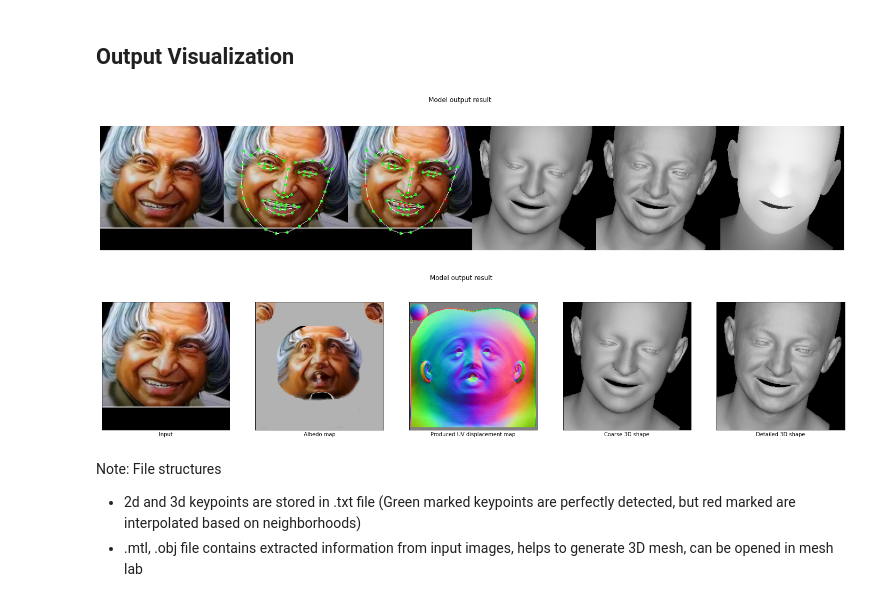
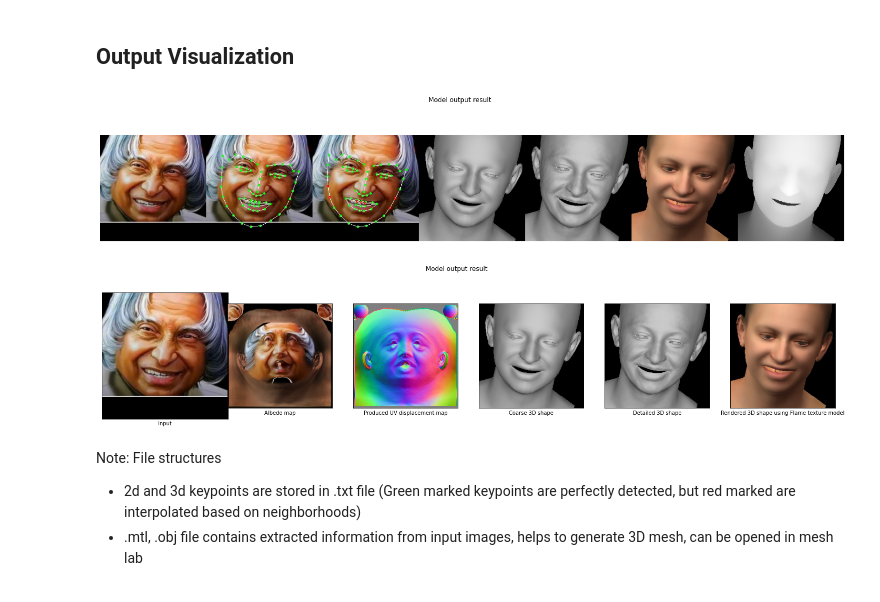
Before and after one commit to sayan0506/3D-Deep-Learning-Implementations, a Jupyter notebook: DECA_implementation.ipynb, the cells around one changed output. Saved outputs shown, nothing was run; the diff lists cells and outputs as text; code cells hidden in the pictures.

```diff
--- a/DECA_implementation.ipynb
+++ b/DECA_implementation.ipynb
@@ -237,42 +237,49 @@ im_input = plt.imread('/content/output_img/missile_man/missile_man_inputs.jpg')
 im_uv = plt.imread('/content/output_img/missile_man/missile_man_normals.png')
 im_coarse = plt.imread('/content/output_img/missile_man/missile_man_shape_images.jpg')
 im_detail = plt.imread('/content/output_img/missile_man/missile_man_shape_detail_images.jpg')
-
+im_rendered = plt.imread('/content/output_img/missile_man/missile_man_rendered_images.jpg')
 
 fig2.add_subplot(1,5,1)
 plt.imshow(im_input)
 plt.xticks([])
 plt.yticks([])
 plt.xlabel('Input')
 
-fig2.add_subplot(1,5,2)
+fig2.add_subplot(1,6,2)
 plt.imshow(im_albedo)
 plt.xticks([])
 plt.yticks([])
 plt.xlabel('Albedo map')
 
-fig2.add_subplot(1,5,3)
+fig2.add_subplot(1,6,3)
 plt.imshow(im_uv)
 plt.xticks([])
 plt.yticks([])
 plt.xlabel('Produced UV displacement map')
 
-fig2.add_subplot(1,5,4)
+fig2.add_subplot(1,6,4)
 plt.imshow(im_coarse)
 plt.xticks([])
 plt.yticks([])
 plt.xlabel('Coarse 3D shape')
 
-fig2.add_subplot(1,5,5)
+fig2.add_subplot(1,6,5)
 plt.imshow(im_detail)
 plt.xticks([])
 plt.yticks([])
 plt.xlabel('Detailed 3D shape')
 
+fig2.add_subplot(1,6,6)
+plt.imshow(im_rendered)
+plt.xticks([])
+plt.yticks([])
+plt.xlabel('Rendered 3D shape using Flame texture model')
+
+
 plt.show()
 # %% [output]
-[figure, old version]
+[figure, new version]
-[figure, old version]
+[figure, new version]
 # %% [markdown]
 Note: File structures
 
```
Also changed, not shown: parts of 35 cells of this notebook.
